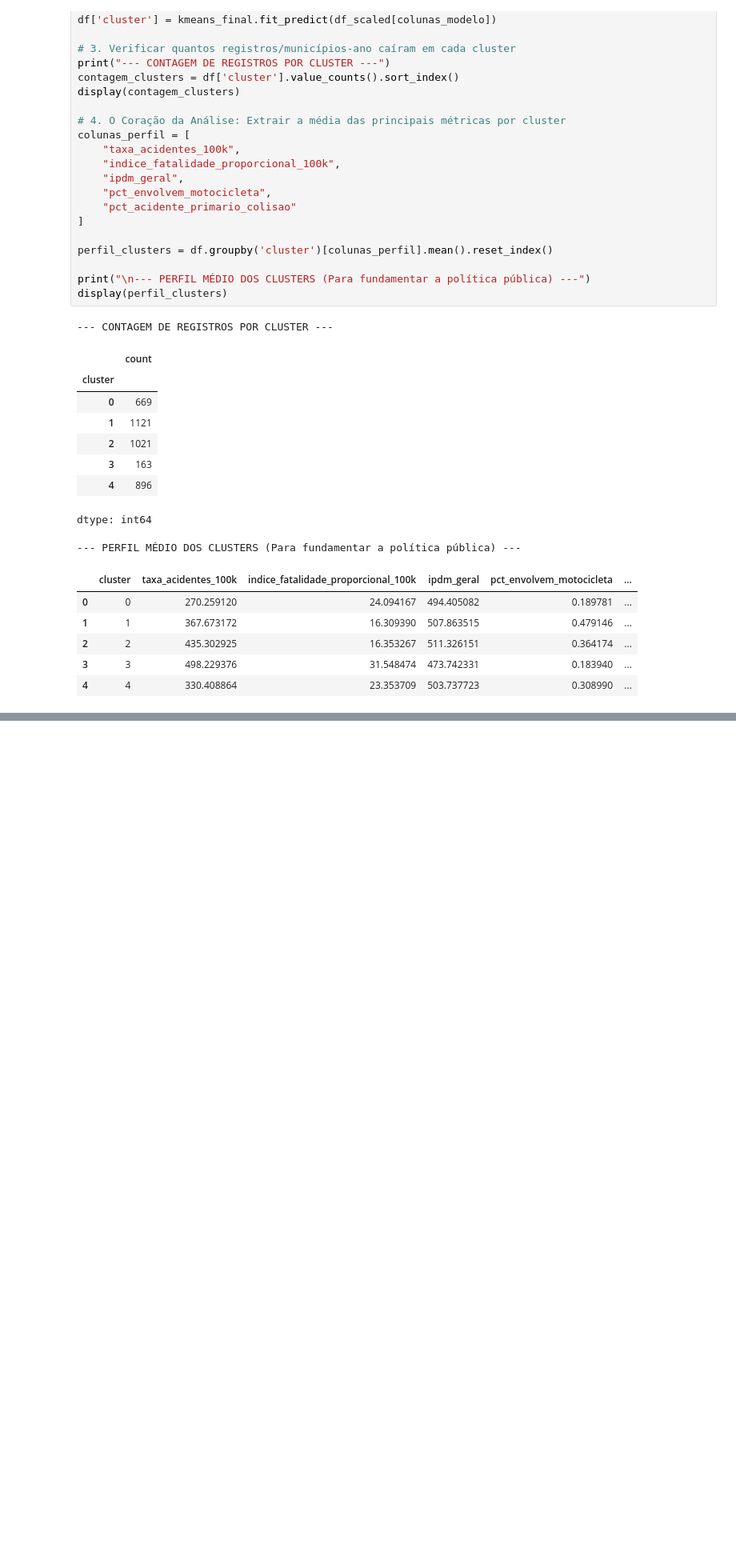
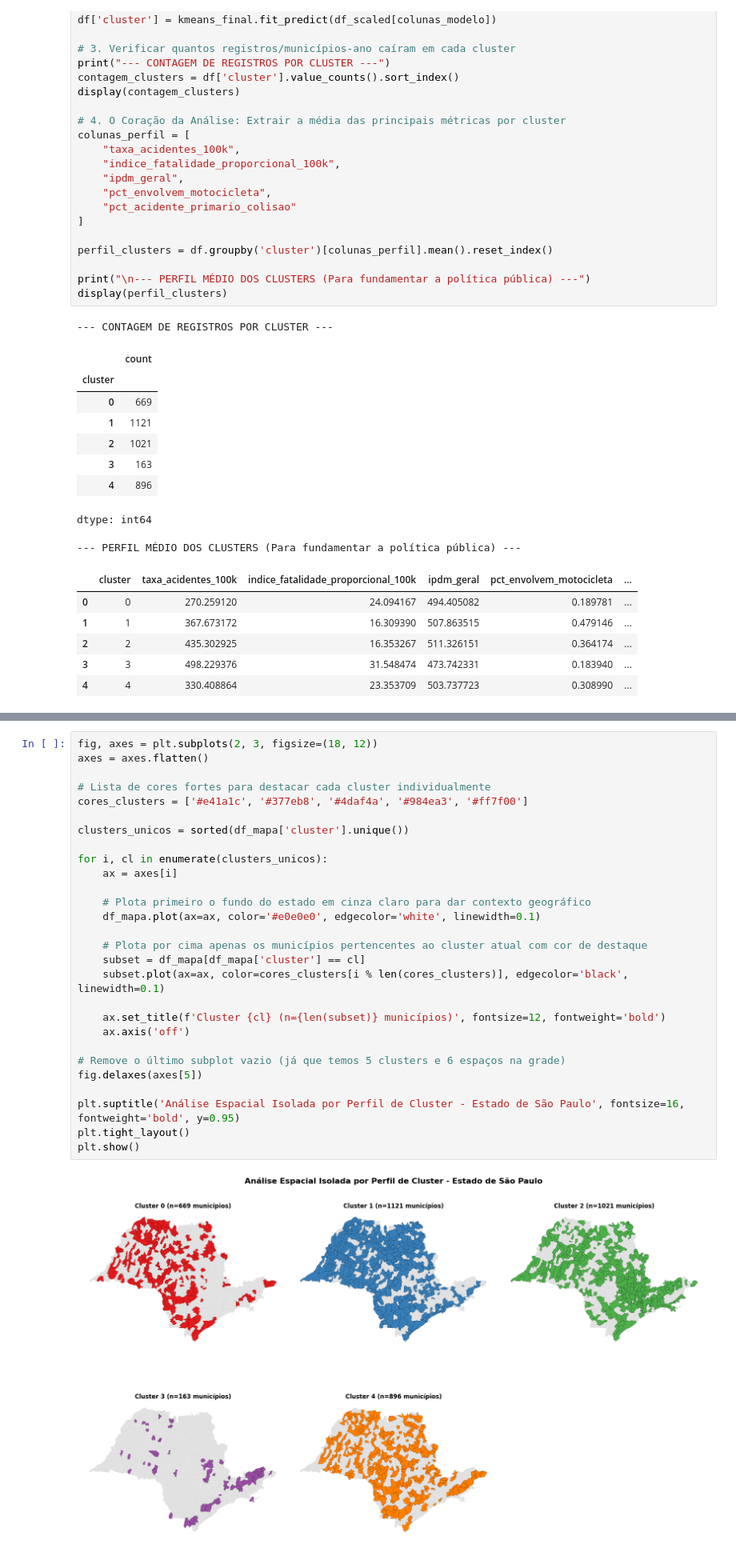
Before and after one commit to murillonardi/mack_hands_on_seguranca_viaria, a Jupyter notebook: machine learning/modelo_cluster.ipynb, the cells around one changed output, grey strips where cells are left out. Shown at 80% size. Saved outputs shown, nothing was run; the diff lists cells and outputs as text; blank space fills up the shorter version.

```diff
--- a/machine learning/modelo_cluster.ipynb
+++ b/machine learning/modelo_cluster.ipynb
@@ -514,0 +569,30 @@ dtype: int64
+# %%
+fig, axes = plt.subplots(2, 3, figsize=(18, 12))
+axes = axes.flatten()
+
+# Lista de cores fortes para destacar cada cluster individualmente
+cores_clusters = ['#e41a1c', '#377eb8', '#4daf4a', '#984ea3', '#ff7f00']
+
+clusters_unicos = sorted(df_mapa['cluster'].unique())
+
+for i, cl in enumerate(clusters_unicos):
+    ax = axes[i]
+
+    # Plota primeiro o fundo do estado em cinza claro para dar contexto geográfico
+    df_mapa.plot(ax=ax, color='#e0e0e0', edgecolor='white', linewidth=0.1)
+
+    # Plota por cima apenas os municípios pertencentes ao cluster atual com cor de destaque
+    subset = df_mapa[df_mapa['cluster'] == cl]
+    subset.plot(ax=ax, color=cores_clusters[i % len(cores_clusters)], edgecolor='black', linewidth=0.1)
+
+    ax.set_title(f'Cluster {cl} (n={len(subset)} municípios)', fontsize=12, fontweight='bold')
+    ax.axis('off')
+
+# Remove o último subplot vazio (já que temos 5 clusters e 6 espaços na grade)
+fig.delaxes(axes[5])
+
+plt.suptitle('Análise Espacial Isolada por Perfil de Cluster - Estado de São Paulo', fontsize=16, fontweight='bold', y=0.95)
+plt.tight_layout()
+plt.show()
+# %% [output]
+[figure, added]
```
Also changed, not shown: parts of 6 cells of this notebook.
